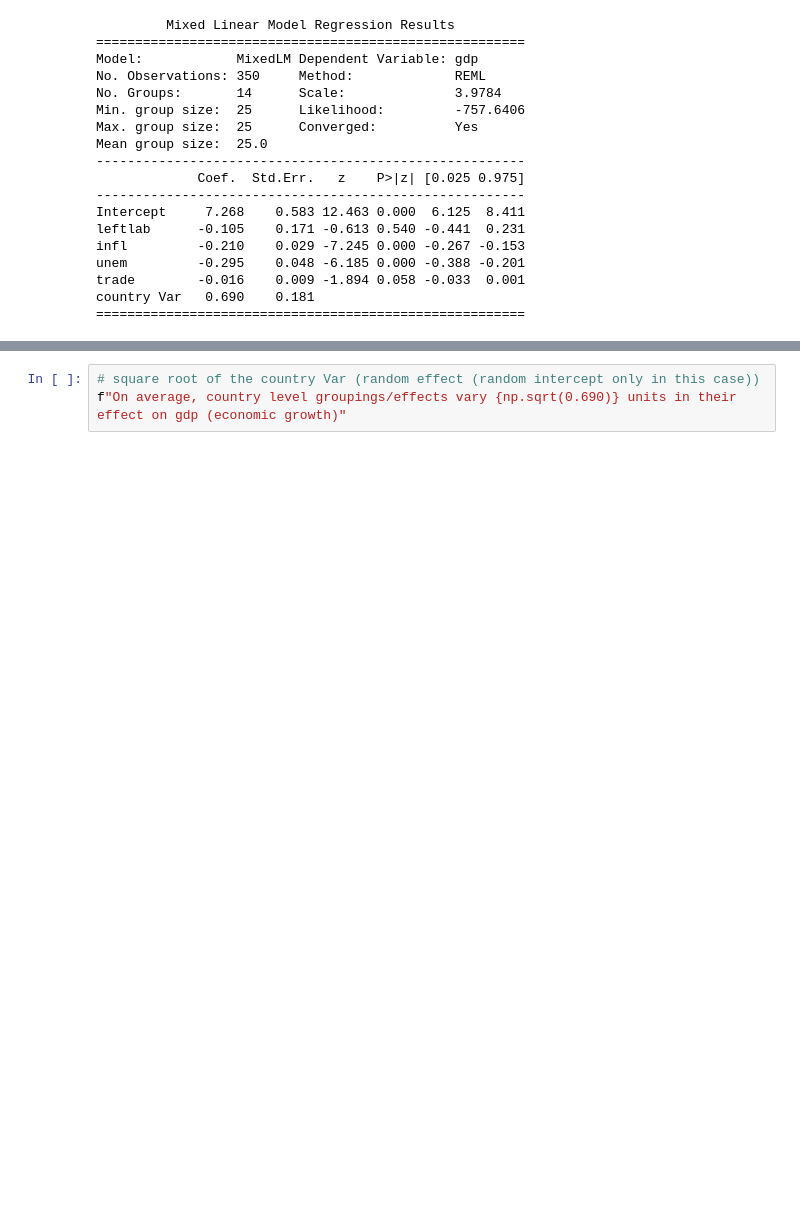
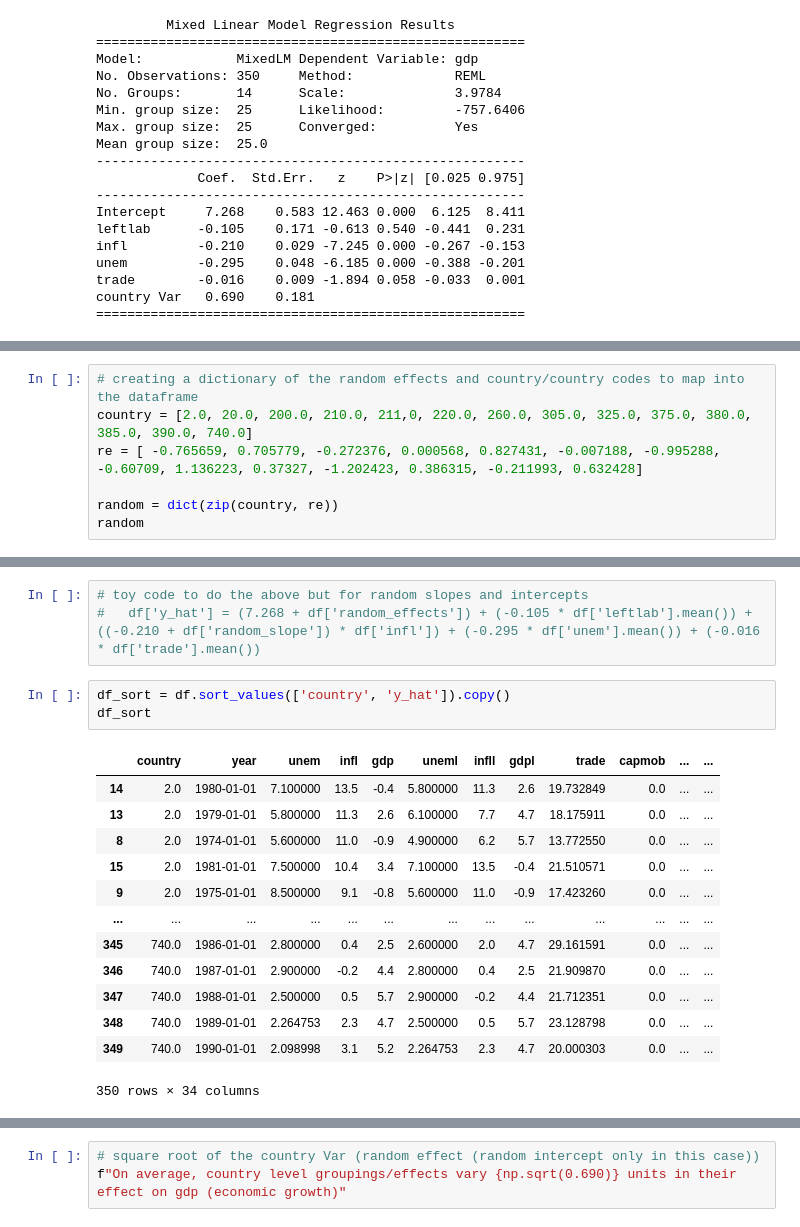
Before and after one commit to jgkorman/Statistical-Analysis-In-Python, a Jupyter notebook: Assignment_1_MLE2_Korman_JamesG_ICPSR_2022.ipynb, the cells around one changed output, grey strips where cells are left out. Cells and saved outputs as stored; diff of their text form; blank space fills up the shorter version.

```diff
--- a/Assignment_1_MLE2_Korman_JamesG_ICPSR_2022.ipynb
+++ b/Assignment_1_MLE2_Korman_JamesG_ICPSR_2022.ipynb
@@ -142,0 +178,7 @@ country Var   0.690    0.181
+# %%
+# creating a dictionary of the random effects and country/country codes to map into the dataframe
+country = [2.0, 20.0, 200.0, 210.0, 211,0, 220.0, 260.0, 305.0, 325.0, 375.0, 380.0, 385.0, 390.0, 740.0]
+re = [ -0.765659, 0.705779, -0.272376, 0.000568, 0.827431, -0.007188, -0.995288, -0.60709, 1.136223, 0.37327, -1.202423, 0.386315, -0.211993, 0.632428]
+
+random = dict(zip(country, re))
+random
@@ -142,0 +222,20 @@ country Var   0.690    0.181
+# %%
+# toy code to do the above but for random slopes and intercepts
+#   df['y_hat'] = (7.268 + df['random_effects']) + (-0.105 * df['leftlab'].mean()) + ((-0.210 + df['random_slope']) * df['infl']) + (-0.295 * df['unem'].mean()) + (-0.016 * df['trade'].mean())
+# %%
+df_sort = df.sort_values(['country', 'y_hat']).copy()
+df_sort
+# %% [output]
+|  | country | year | unem | infl | gdp | uneml | infll | gdpl | trade | capmob | ... | ... |
+| 14 | 2.0 | 1980-01-01 | 7.100000 | 13.5 | -0.4 | 5.800000 | 11.3 | 2.6 | 19.732849 | 0.0 | ... | ... |
+| 13 | 2.0 | 1979-01-01 | 5.800000 | 11.3 | 2.6 | 6.100000 | 7.7 | 4.7 | 18.175911 | 0.0 | ... | ... |
+| 8 | 2.0 | 1974-01-01 | 5.600000 | 11.0 | -0.9 | 4.900000 | 6.2 | 5.7 | 13.772550 | 0.0 | ... | ... |
+| 15 | 2.0 | 1981-01-01 | 7.500000 | 10.4 | 3.4 | 7.100000 | 13.5 | -0.4 | 21.510571 | 0.0 | ... | ... |
+| 9 | 2.0 | 1975-01-01 | 8.500000 | 9.1 | -0.8 | 5.600000 | 11.0 | -0.9 | 17.423260 | 0.0 | ... | ... |
+| ... | ... | ... | ... | ... | ... | ... | ... | ... | ... | ... | ... | ... |
+| 345 | 740.0 | 1986-01-01 | 2.800000 | 0.4 | 2.5 | 2.600000 | 2.0 | 4.7 | 29.161591 | 0.0 | ... | ... |
+| 346 | 740.0 | 1987-01-01 | 2.900000 | -0.2 | 4.4 | 2.800000 | 0.4 | 2.5 | 21.909870 | 0.0 | ... | ... |
+| 347 | 740.0 | 1988-01-01 | 2.500000 | 0.5 | 5.7 | 2.900000 | -0.2 | 4.4 | 21.712351 | 0.0 | ... | ... |
+| 348 | 740.0 | 1989-01-01 | 2.264753 | 2.3 | 4.7 | 2.500000 | 0.5 | 5.7 | 23.128798 | 0.0 | ... | ... |
+| 349 | 740.0 | 1990-01-01 | 2.098998 | 3.1 | 5.2 | 2.264753 | 2.3 | 4.7 | 20.000303 | 0.0 | ... | ... |
+350 rows × 34 columns
```
Also changed, not shown: parts of 10 cells of this notebook.
